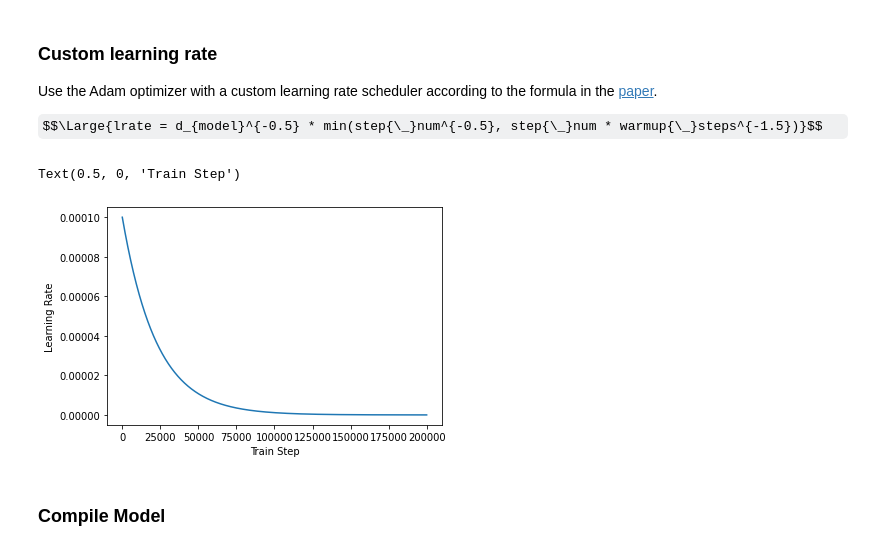
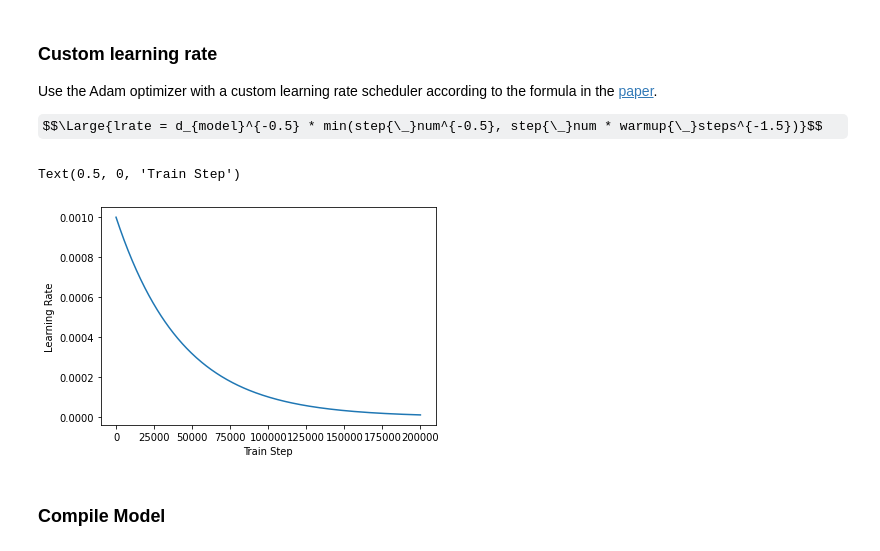
Before and after one commit to pedrov718/friendly_chat_bot, a Jupyter notebook: transformer_chatbot.ipynb, the cells around one changed output. Drawn from its saved outputs; the diff is of its cells as text; code cells hidden in the pictures; some formulas as TeX source.

```diff
--- a/transformer_chatbot.ipynb
+++ b/transformer_chatbot.ipynb
@@ -737,17 +737,18 @@ class CustomSchedule(tf.keras.optimizers.schedules.LearningRateSchedule):
 # %%
 #sample_learning_rate = CustomSchedule(d_model=128)
 
-sample_learning_rate = keras.optimizers.schedules.ExponentialDecay(
-    initial_learning_rate=1e-4,
-    decay_steps=5000,
-    decay_rate=0.8)
+learning_rate = keras.optimizers.schedules.ExponentialDecay(
+    initial_learning_rate=1e-3,
+    decay_steps=100000,
+    decay_rate=0.1
+)
 
-plt.plot(sample_learning_rate(tf.range(200000, dtype=tf.float32)))
+plt.plot(learning_rate(tf.range(200000, dtype=tf.float32)))
 plt.ylabel("Learning Rate")
 plt.xlabel("Train Step")
 # %% [output]
 Text(0.5, 0, 'Train Step')
-[figure, old version]
+[figure, new version]
 # %% [markdown]
 ### Compile Model
 # %%
```
Also changed, not shown: parts of 12 cells of this notebook.
